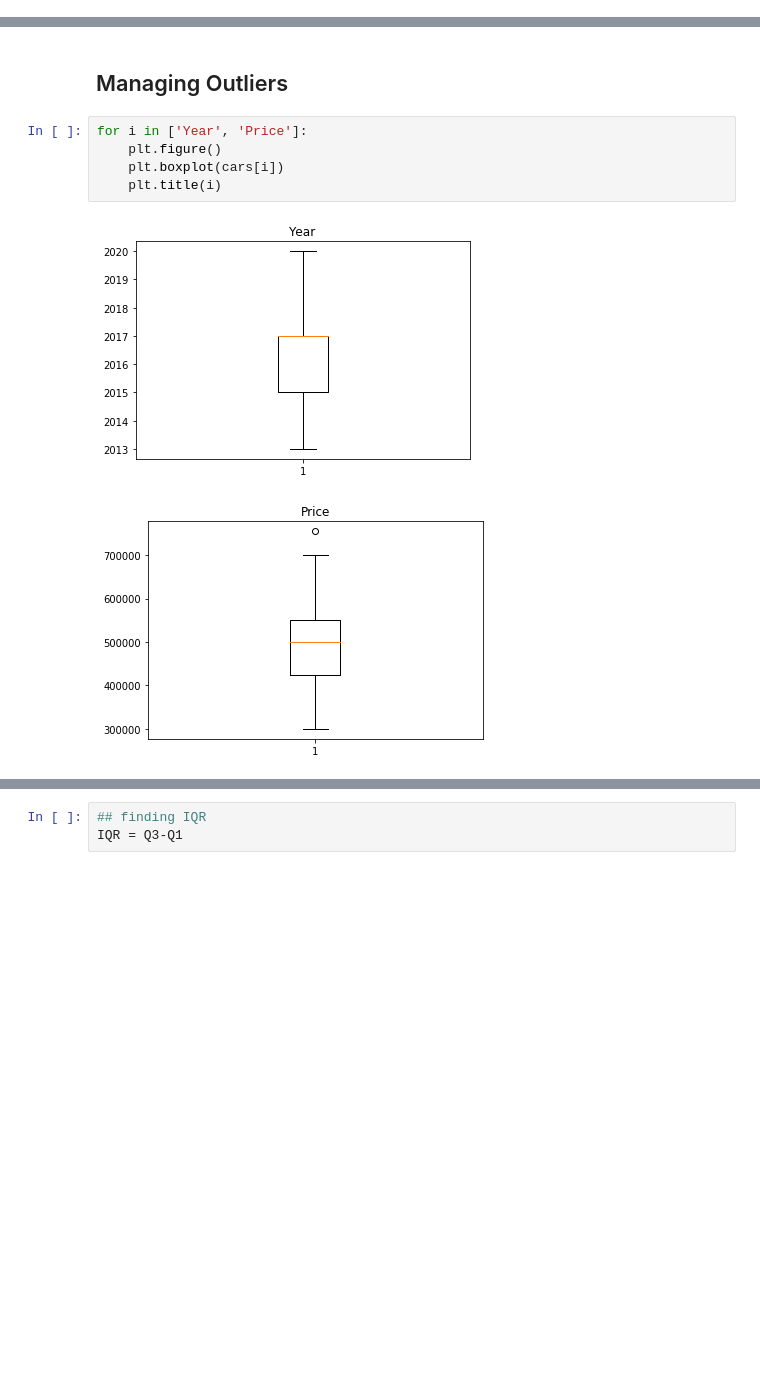
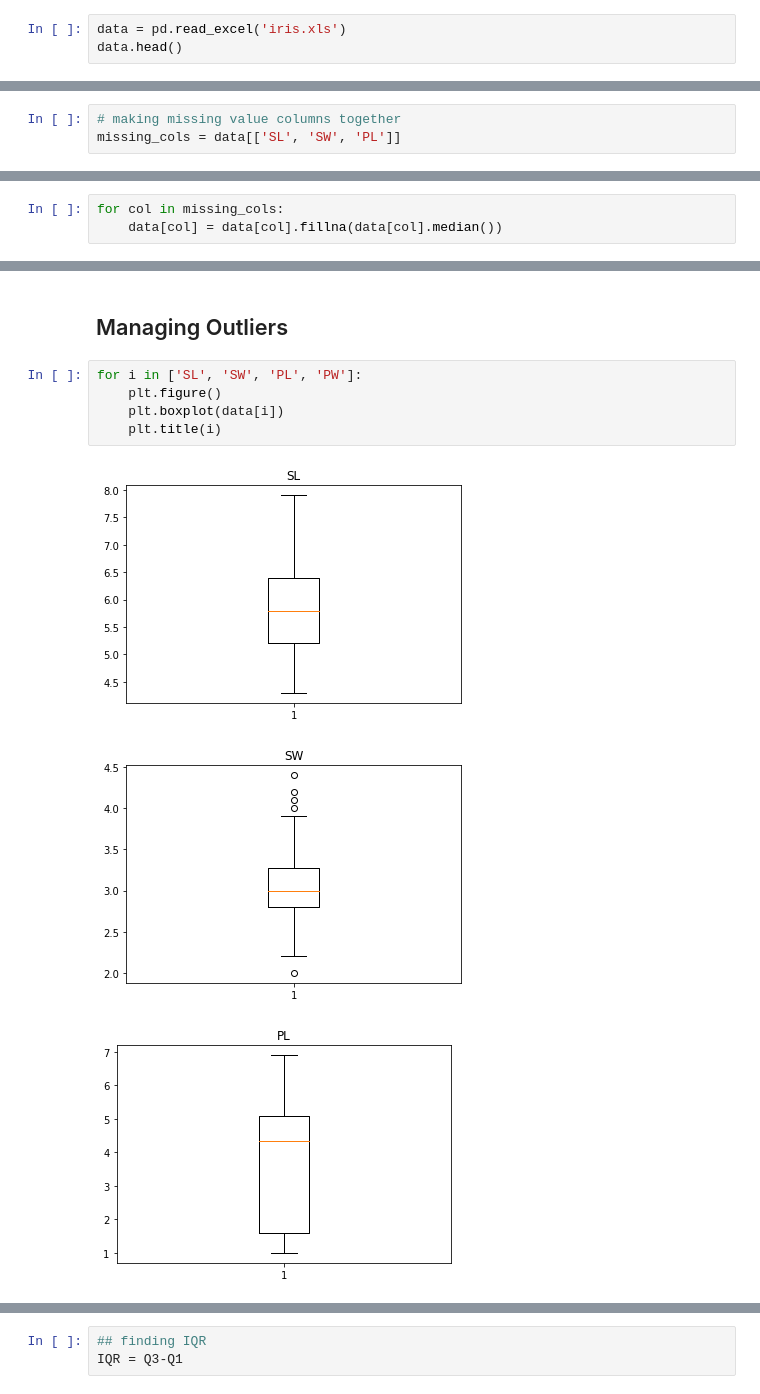
Before and after one commit to ARAVIND1183/DSA_ASSGN_CS, a Jupyter notebook: ARAVINDR.ipynb, the cells around one changed output, grey strips where cells are left out. Cells and saved outputs as stored; diff of their text form; blank space fills up the shorter version.

```diff
--- a/ARAVINDR.ipynb
+++ b/ARAVINDR.ipynb
@@ -17,0 +7,3 @@ cars.head()
+# %%
+data = pd.read_excel('iris.xls')
+data.head()
@@ -56,0 +66,3 @@ There is no missing values
+# %%
+# making missing value columns together
+missing_cols = data[['SL', 'SW', 'PL']]
@@ -56,0 +85,3 @@ There is no missing values
+# %%
+for col in missing_cols:
+    data[col] = data[col].fillna(data[col].median())
@@ -65,10 +105,11 @@ sns.heatmap(corr_matrix,annot = True, cmap = 'YlGnBu')
 # %% [markdown]
 ## Managing Outliers
 # %%
-for i in ['Year', 'Price']:
+for i in ['SL', 'SW', 'PL', 'PW']:
     plt.figure()
-    plt.boxplot(cars[i])
+    plt.boxplot(data[i])
     plt.title(i)
 # %% [output]
-[figure, old version]
+[figure, new version]
-[figure, old version]
+[figure, new version]
+[figure, added]
```
Also changed, not shown: parts of 67 cells of this notebook.
